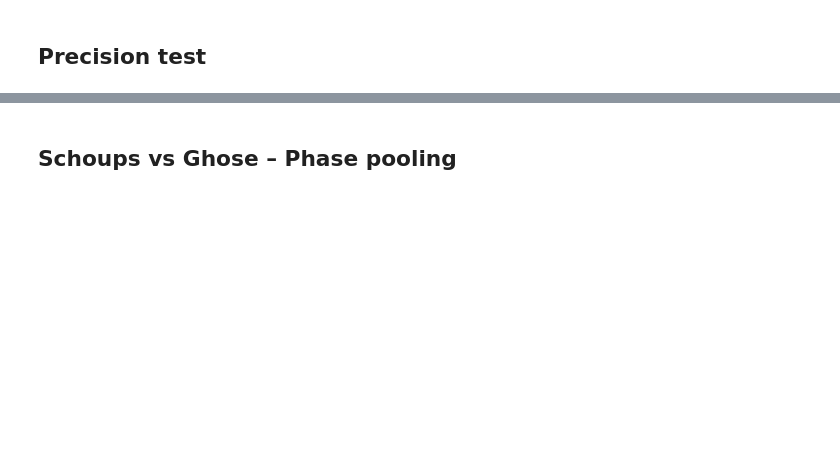
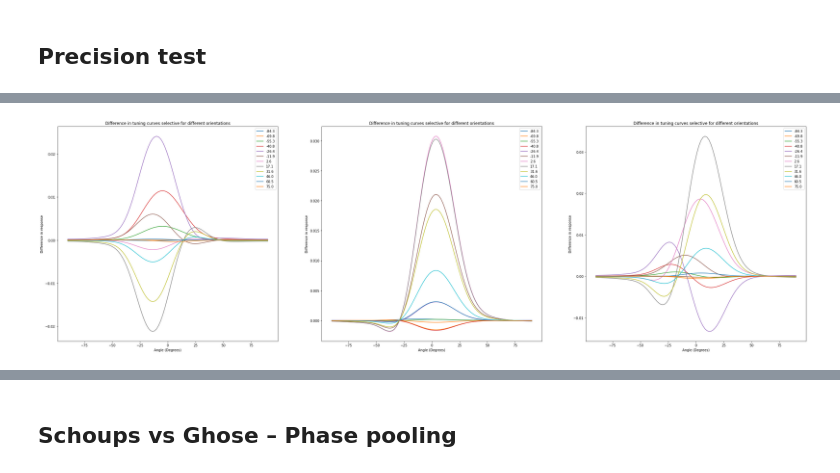
Before and after one commit to pacochow/Modelling-vpl, a Jupyter notebook: Locally_connected_network.ipynb, the cells around one changed output, grey strips where cells are left out. Cells and saved outputs as stored; diff of their text form; code cells hidden in the pictures; blank space fills up the shorter version.

```diff
--- a/Locally_connected_network.ipynb
+++ b/Locally_connected_network.ipynb
@@ -164,3 +171,18 @@ plt.title("Weight changes in decision layer during training");
+# %%
+plt.figure(figsize = [40, 40])
+plt.subplot(3, 3, 1)
+net.plot_v1_tuning_curve(orientation = 3, phi_sf = 0, position = 12, orientations = True, differences = True)
+plt.title("Difference in tuning curves selective for different orientations", loc = 'center');
+
+plt.subplot(3, 3, 2)
+net2.plot_v1_tuning_curve(orientation = 3, phi_sf = 0, position = 12, orientations = True, differences = True)
+plt.title("Difference in tuning curves selective for different orientations", loc = 'center');
+
+plt.subplot(3, 3, 3)
+net3.plot_v1_tuning_curve(orientation = 3, phi_sf = 0, position = 12, orientations = True, differences = True)
+plt.title("Difference in tuning curves selective for different orientations", loc = 'center');
+# %% [output]
+[figure, added]
 # %%
 net.v1_tuning_params(12)
 net2.v1_tuning_params(12)
```
Also changed, not shown: parts of 39 cells of this notebook, 1 other file.
